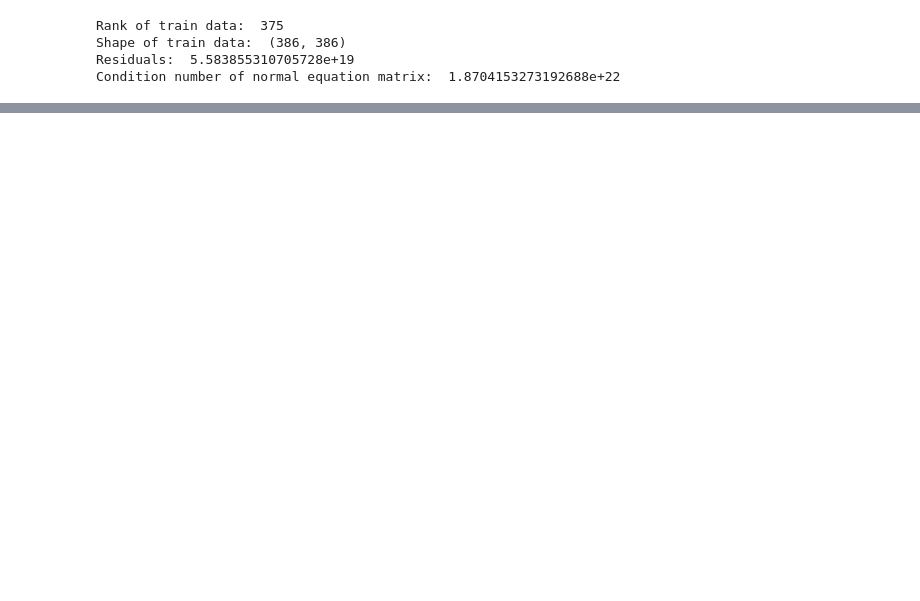
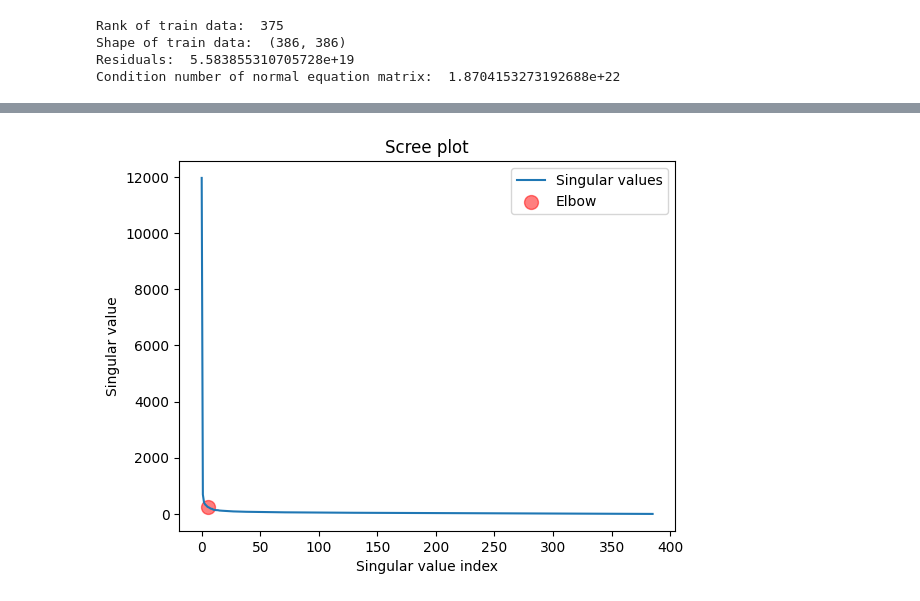
Before and after one commit to Fonty02/NumericalMethods, a Jupyter notebook: EXAM/Fontana-Exam-Numerical-Methods-January17-2025.ipynb, the cells around one changed output, grey strips where cells are left out. Drawn from its saved outputs; the diff is of its cells as text; code cells hidden in the pictures; blank space fills up the shorter version.

```diff
--- a/EXAM/Fontana-Exam-Numerical-Methods-January17-2025.ipynb
+++ b/EXAM/Fontana-Exam-Numerical-Methods-January17-2025.ipynb
@@ -155,0 +400,97 @@ $$
+# %%
+#1: mixed error criterion
+tol=1e-6
+k=np.argmax(S/(S[0]+1)<tol)-1  #argmax returns the first occurrence of the that satisfies the condition and this is k+1
+print("k=",k," with mixed error criterion and tol=",tol)
+print("Sigma_k=",S[k])
+U_k = U[:, :k]
+Vt_k = Vt[:k, :]
+S_k = np.diag(S)[:k, :k]
+S_k_inv = np.linalg.inv(S_k)
+theta = Vt_k.T @ S_k_inv @ U_k.T @ y_train
+y_train_pred = X_train @ theta
+residuals_train = y_train - y_train_pred
+print("Residuals for train set: ",np.linalg.norm(residuals_train,2))
+print("Maximum error for train set: ",np.max(np.abs(residuals_train)))
+print("Minimum error for train set: ",np.min(np.abs(residuals_train)))
+R2_train  = 1 - np.sum((y_train - y_train_pred)**2)/np.sum((y_train - np.mean(y_train))**2)
+print("R2 for train set: ",R2_train)
+
+y_test_pred = X_test @ theta
+residuals_test = y_test - y_test_pred
+print("Residuals for test set: ",np.linalg.norm(residuals_test,2))
+print("Maximum error for test set: ",np.max(np.abs(residuals_test)))
+print("Minimum error for test set: ",np.min(np.abs(residuals_test)))
+R2_test  = 1 - np.sum((y_test - y_test_pred)**2)/np.sum((y_test - np.mean(y_test))**2)
+print("R2 for test set: ",R2_test)
+
+
+
+
+
+
+import matplotlib.pyplot as plt
+from kneed import KneeLocator
+#2: Scree Plot
+
+k1 = KneeLocator(range(len(S)), S, curve='convex', direction='decreasing')
+plt.plot(range(len(S)), S)
+plt.scatter(k1.elbow, S[k1.elbow], c='red', s=100, alpha=0.5)
+plt.xlabel('Singular value index')
+plt.ylabel('Singular value')
+plt.title('Scree plot')
+plt.legend(['Singular values', 'Elbow'])
+plt.show()
+k=k1.elbow
+print("k=",k," with Screep plot")
+print("Sigma_k=",S[k])
+U_k = U[:, :k]
+Vt_k = Vt[:k, :]
+S_k = np.diag(S)[:k, :k]
+S_k_inv = np.linalg.inv(S_k)
+theta = Vt_k.T @ S_k_inv @ U_k.T @ y_train
+y_train_pred = X_train @ theta
+residuals_train = y_train - y_train_pred
+print("Residuals for train set: ",np.linalg.norm(residuals_train,2))
+print("Maximum error for train set: ",np.max(np.abs(residuals_train)))
+print("Minimum error for train set: ",np.min(np.abs(residuals_train)))
+R2_train  = 1 - np.sum((y_train - y_train_pred)**2)/np.sum((y_train - np.mean(y_train))**2)
+print("R2 for train set: ",R2_train)
+
+y_test_pred = X_test @ theta
+residuals_test = y_test - y_test_pred
+print("Residuals for test set: ",np.linalg.norm(residuals_test,2))
+print("Maximum error for test set: ",np.max(np.abs(residuals_test)))
+print("Minimum error for test set: ",np.min(np.abs(residuals_test)))
+R2_test  = 1 - np.sum((y_test - y_test_pred)**2)/np.sum((y_test - np.mean(y_test))**2)
+print("R2 for test set: ",R2_test)
+
+
+#3: Cumulative percentage of variance
+p=0.99
+total_sum=np.sum(S**2)
+cumulative_sum=np.cumsum(S**2)
+k=np.argmax((cumulative_sum/total_sum)>p)
+print("k=",k,"with cumulative percentage of variance and p=",p)
+print("Sigma_k=",S[k])
+U_k = U[:, :k]
+Vt_k = Vt[:k, :]
+S_k = np.diag(S)[:k, :k]
+S_k_inv = np.linalg.inv(S_k)
+theta = Vt_k.T @ S_k_inv @ U_k.T @ y_train
+y_train_pred = X_train @ theta
+residuals_train = y_train - y_train_pred
+print("Residuals for train set: ",np.linalg.norm(residuals_train,2))
+print("Maximum error for train set: ",np.max(np.abs(residuals_train)))
+print("Minimum error for train set: ",np.min(np.abs(residuals_train)))
+R2_train  = 1 - np.sum((y_train - y_train_pred)**2)/np.sum((y_train - np.mean(y_train))**2)
+print("R2 for train set: ",R2_train)
+
+y_test_pred = X_test @ theta
+residuals_test = y_test - y_test_pred
+print("Residuals for test set: ",np.linalg.norm(residuals_test,2))
+print("Maximum error for test set: ",np.max(np.abs(residuals_test)))
+print("Minimum error for test set: ",np.min(np.abs(residuals_test)))
+R2_test  = 1 - np.sum((y_test - y_test_pred)**2)/np.sum((y_test - np.mean(y_test))**2)
+print("R2 for test set: ",R2_test)
+# %% [output]
@@ -155,0 +507 @@ $$
+[figure, added]
```
Also changed, not shown: parts of 49 cells of this notebook.
